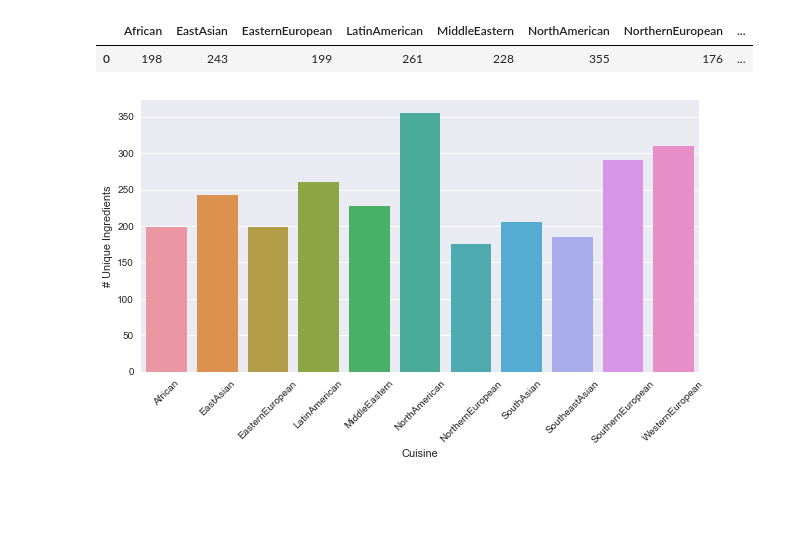
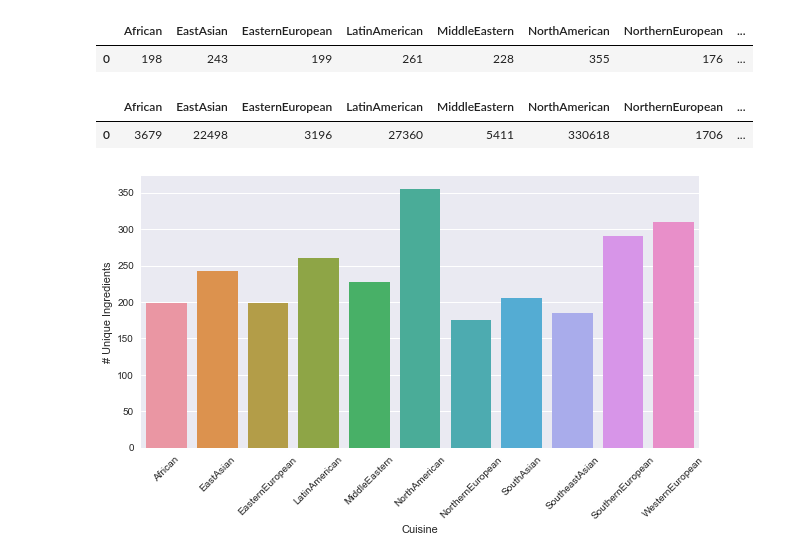
Before and after one commit to mccormd1/flavor-network, a Jupyter notebook: Levenshtein Recipe Distance.ipynb, the cells around one changed output. Saved outputs shown, nothing was run; the diff lists cells and outputs as text; code cells hidden in the pictures; blank space fills up the shorter version.

```diff
--- a/Levenshtein Recipe Distance.ipynb
+++ b/Levenshtein Recipe Distance.ipynb
@@ -234,6 +267,11 @@ variety
 # %% [output]
 |  | African | EastAsian | EasternEuropean | LatinAmerican | MiddleEastern | NorthAmerican | NorthernEuropean | ... |
 | 0 | 198 | 243 | 199 | 261 | 228 | 355 | 176 | ... |
+# %%
+totalcuisineingredients
+# %% [output]
+|  | African | EastAsian | EasternEuropean | LatinAmerican | MiddleEastern | NorthAmerican | NorthernEuropean | ... |
+| 0 | 3679 | 22498 | 3196 | 27360 | 5411 | 330618 | 1706 | ... |
 # %%
 fig, ax = plt.subplots()
 fig.set_size_inches(10,5)
```
Also changed, not shown: parts of 10 cells of this notebook, 2 other files.
